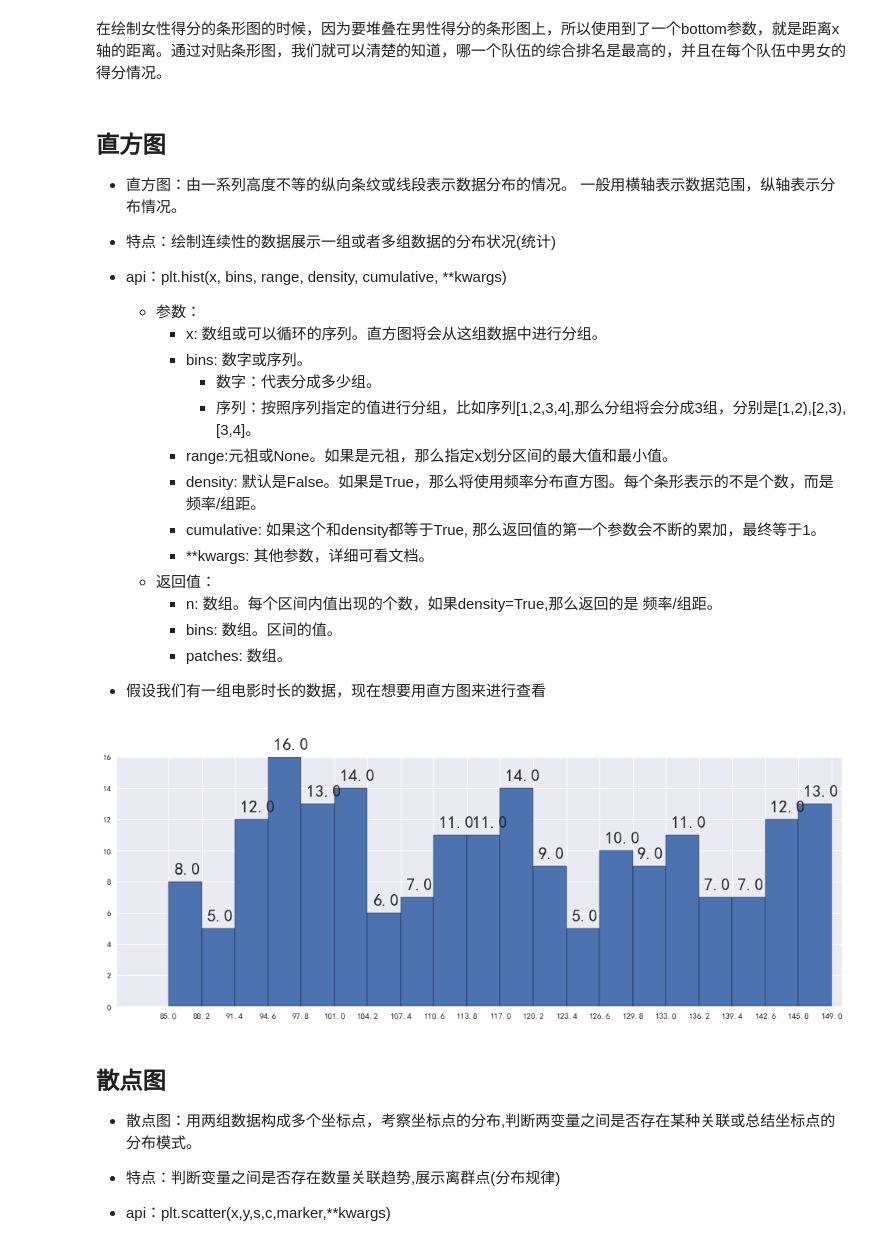
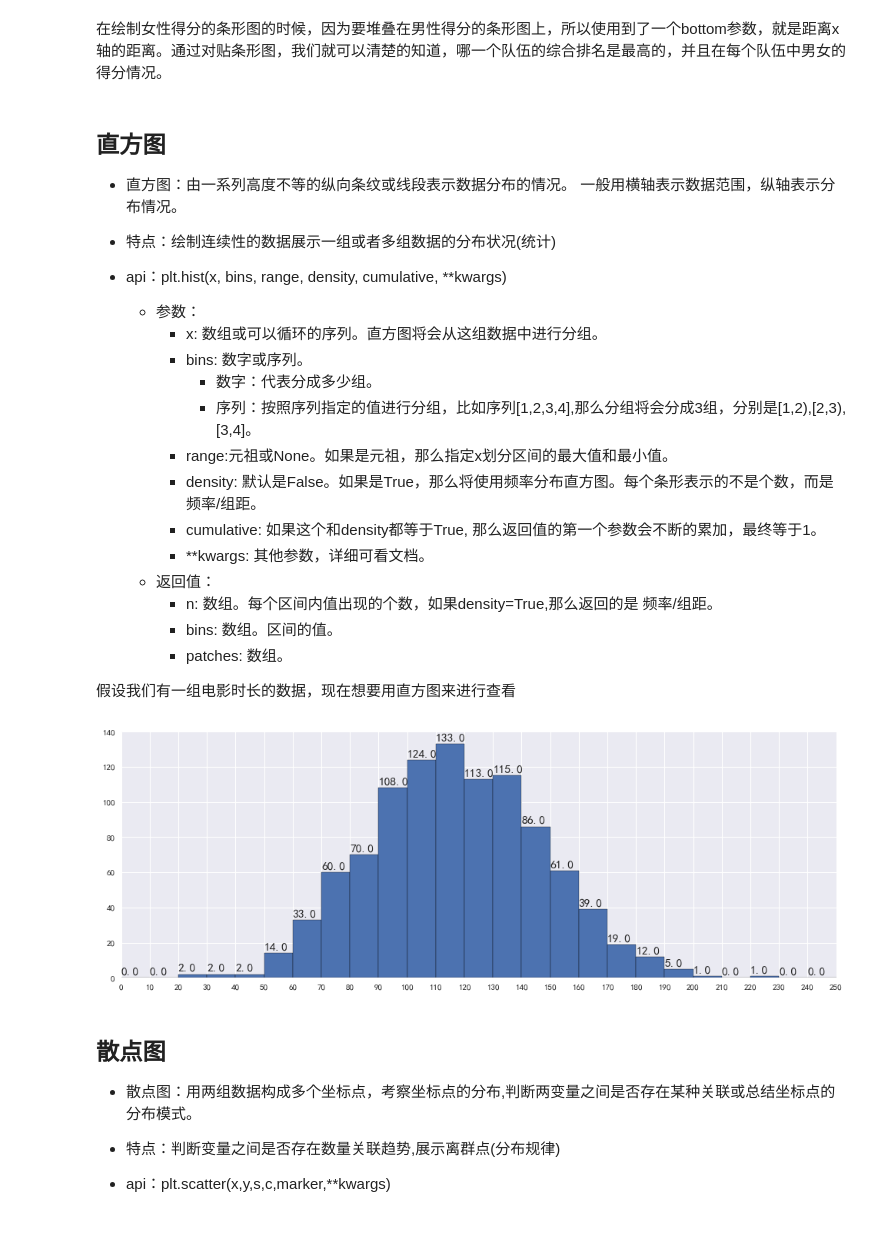
Before and after one commit to MooTong123/notebook, a Jupyter notebook: data_mining/intro_matplotlib.ipynb, the cells around one changed output. Cells and saved outputs as stored; diff of their text form; code cells hidden in the pictures.

```diff
--- a/data_mining/intro_matplotlib.ipynb
+++ b/data_mining/intro_matplotlib.ipynb
@@ -818,6 +888,7 @@ plt.legend()
 * 直方图：由一系列高度不等的纵向条纹或线段表示数据分布的情况。 一般用横轴表示数据范围，纵轴表示分布情况。
 
 * 特点：绘制连续性的数据展示一组或者多组数据的分布状况(统计)
+
 
 * api：plt.hist(x, bins, range, density, cumulative, **kwargs)
     * 参数：
@@ -834,25 +905,29 @@ plt.legend()
         * bins: 数组。区间的值。
         * patches: 数组。
 
-* 假设我们有一组电影时长的数据，现在想要用直方图来进行查看
+
+假设我们有一组电影时长的数据，现在想要用直方图来进行查看
 # %%
 # 获取电影时长的数据
-movies_time = np.random.randint(85, 150, 200)
+movies_time = np.random.normal(120, 30, 1000)
 
 # 创建画布
 plt.figure(figsize=(15, 5))
 
-# 分成20组，进行直方图的绘制
-nums, bins, patches = plt.hist(movies_time, bins=20, edgecolor='k')
+# 设置区间范围
+bins = range(0,260,10)
+
+# 进行直方图的绘制
+nums, bins, patches = plt.hist(movies_time, bins=bins, edgecolor='k')
 
 # 添加x轴信息
 plt.xticks(bins, bins)
 
 # 添加每组的数据描述
 for num, bin in zip(nums, bins):
-    plt.annotate(num, xy=(bin, num), xytext=(bin+0.5, num+0.5))
+    plt.annotate(num, xy=(bin, num), xytext=(bin, num+2))
 # %% [output]
-[figure, old version]
+[figure, new version]
 # %% [markdown]
 ## 散点图
 
```
Also changed, not shown: parts of 28 cells of this notebook, 1 other file.
